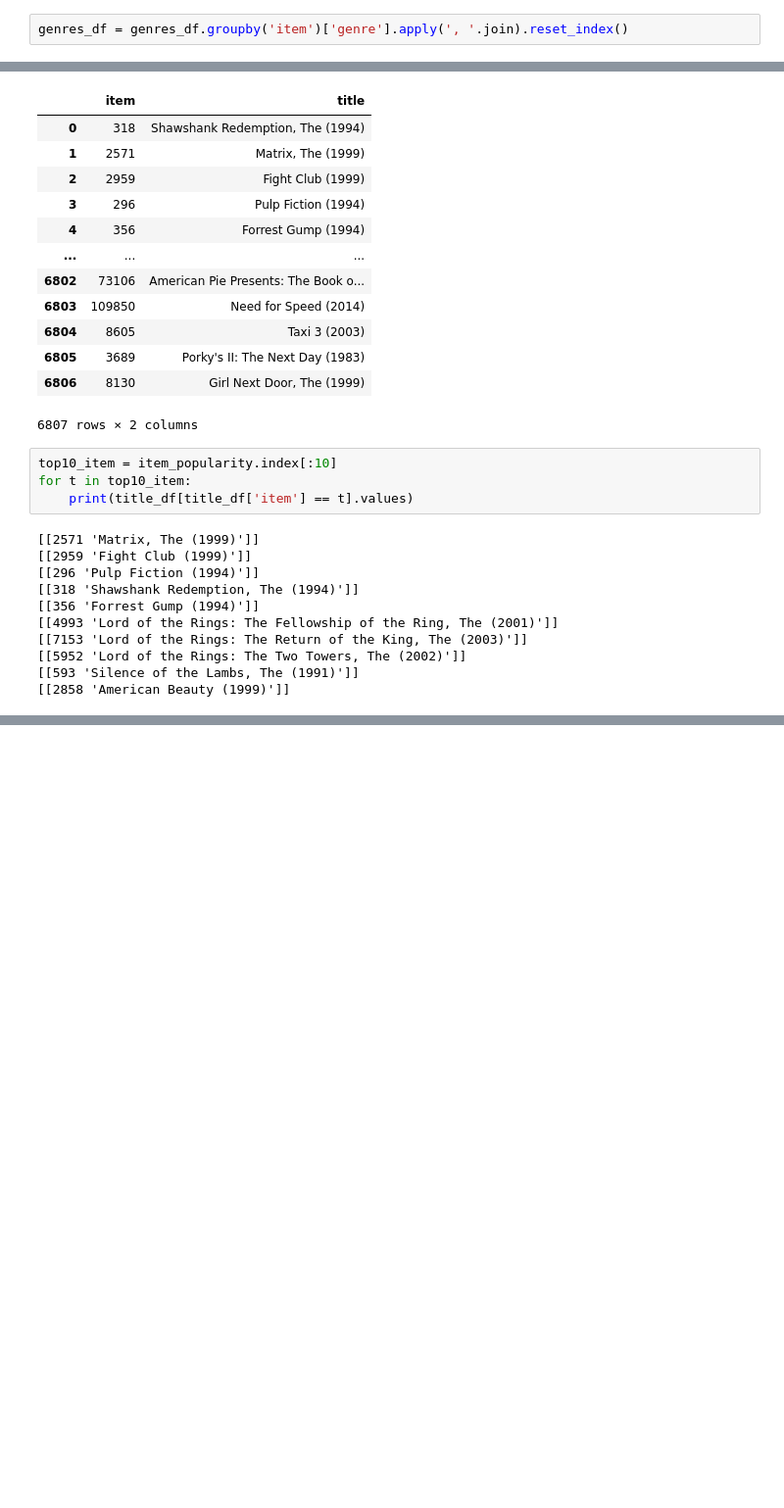
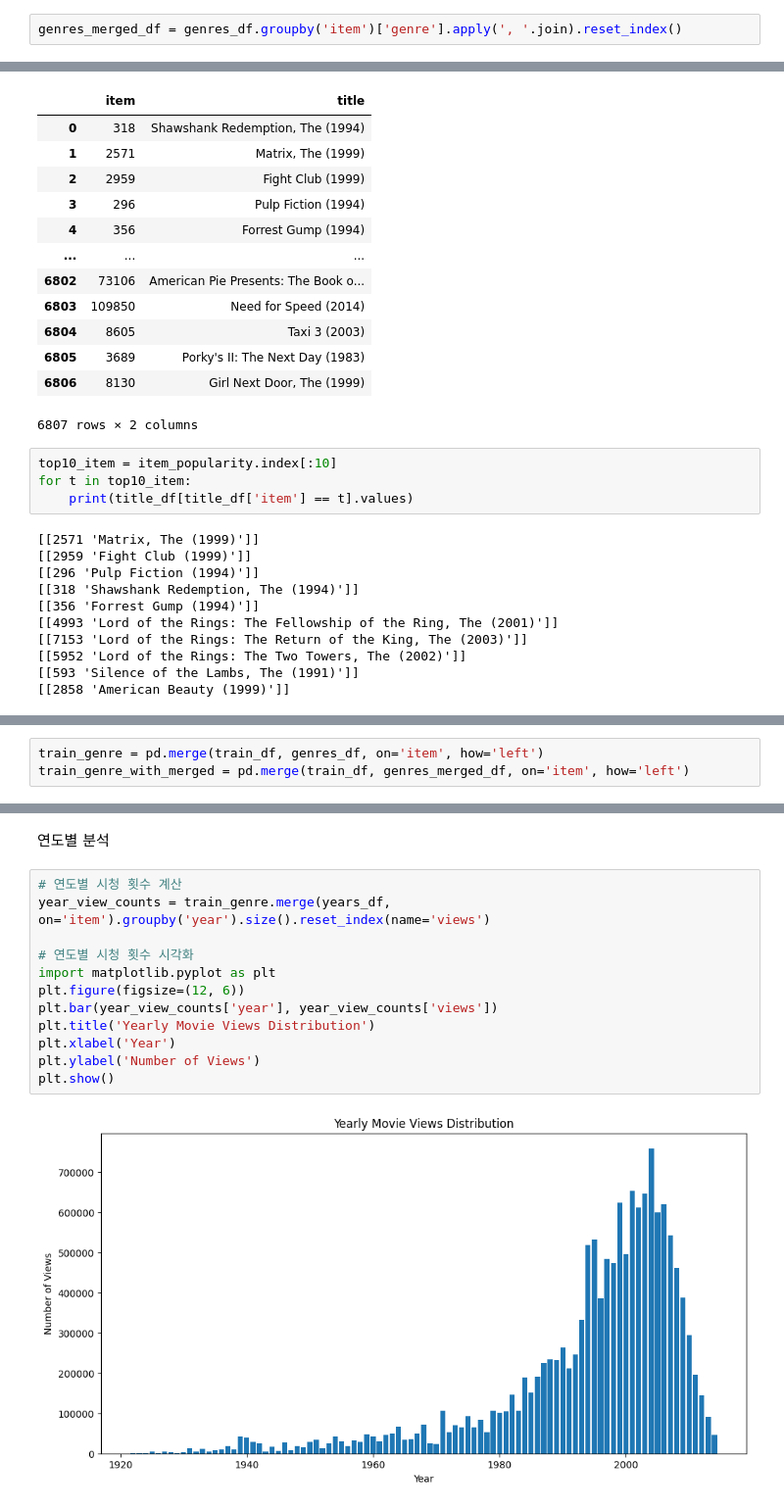
Before and after one commit to boostcampaitech7/level2-recsys-movierecommendation-recsys-08-lv3, a Jupyter notebook: src/analysis/EDA_sunwoo_1.ipynb, the cells around one changed output, grey strips where cells are left out. Shown: that part at 98% size. Drawn from its saved outputs; the diff is of its cells as text; blank space fills up the shorter version.

```diff
--- a/src/analysis/EDA_sunwoo_1.ipynb
+++ b/src/analysis/EDA_sunwoo_1.ipynb
@@ -145,4 +145,4 @@ genres_df.duplicated(subset='item').sum()
 # %% [output]
 9126
 # %%
-genres_df = genres_df.groupby('item')['genre'].apply(', '.join).reset_index()
+genres_merged_df = genres_df.groupby('item')['genre'].apply(', '.join).reset_index()
@@ -352,0 +404,3 @@ len(overlapping_users_by_item[1])
+# %%
+train_genre = pd.merge(train_df, genres_df, on='item', how='left')
+train_genre_with_merged = pd.merge(train_df, genres_merged_df, on='item', how='left')
@@ -352,0 +625,16 @@ len(overlapping_users_by_item[1])
+# %% [markdown]
+연도별 분석
+# %%
+# 연도별 시청 횟수 계산
+year_view_counts = train_genre.merge(years_df, on='item').groupby('year').size().reset_index(name='views')
+
+# 연도별 시청 횟수 시각화
+import matplotlib.pyplot as plt
+plt.figure(figsize=(12, 6))
+plt.bar(year_view_counts['year'], year_view_counts['views'])
+plt.title('Yearly Movie Views Distribution')
+plt.xlabel('Year')
+plt.ylabel('Number of Views')
+plt.show()
+# %% [output]
+[figure, added]
```
Also changed, not shown: parts of 27 cells of this notebook.
